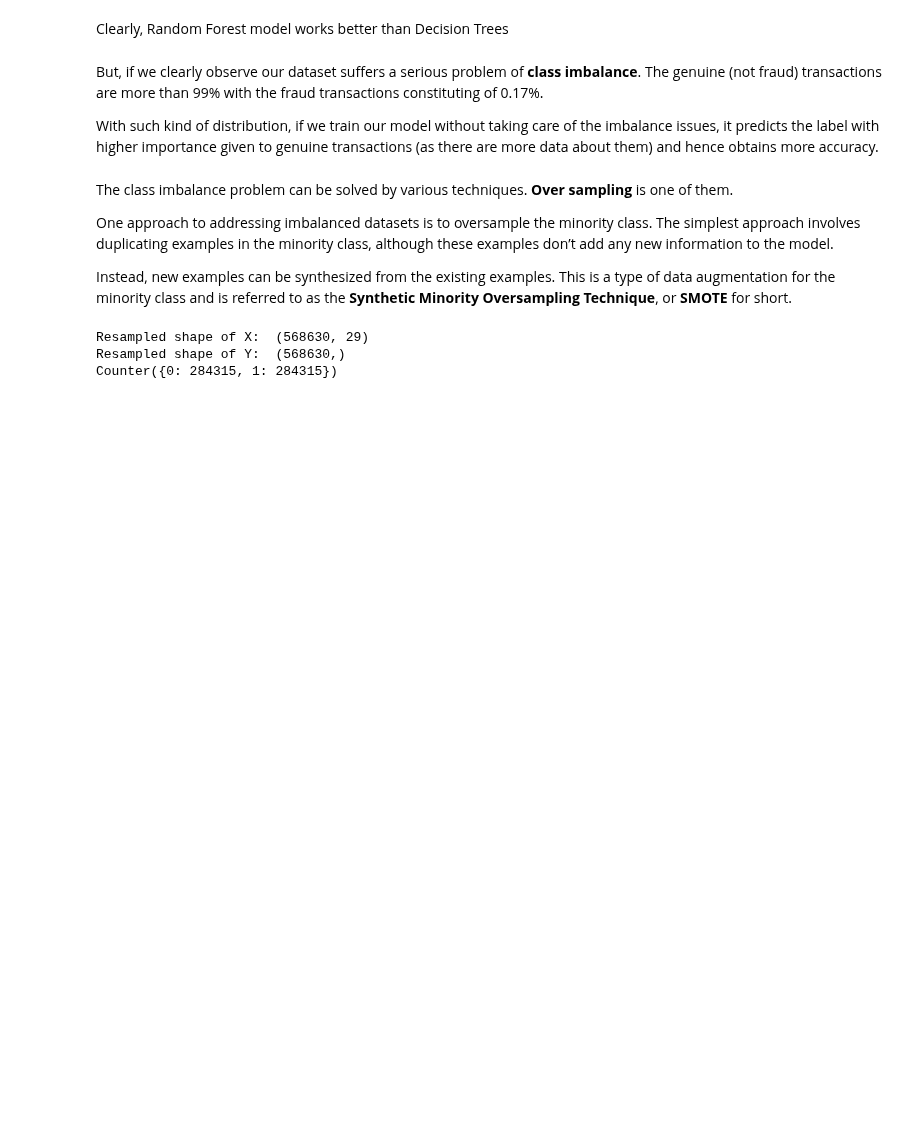
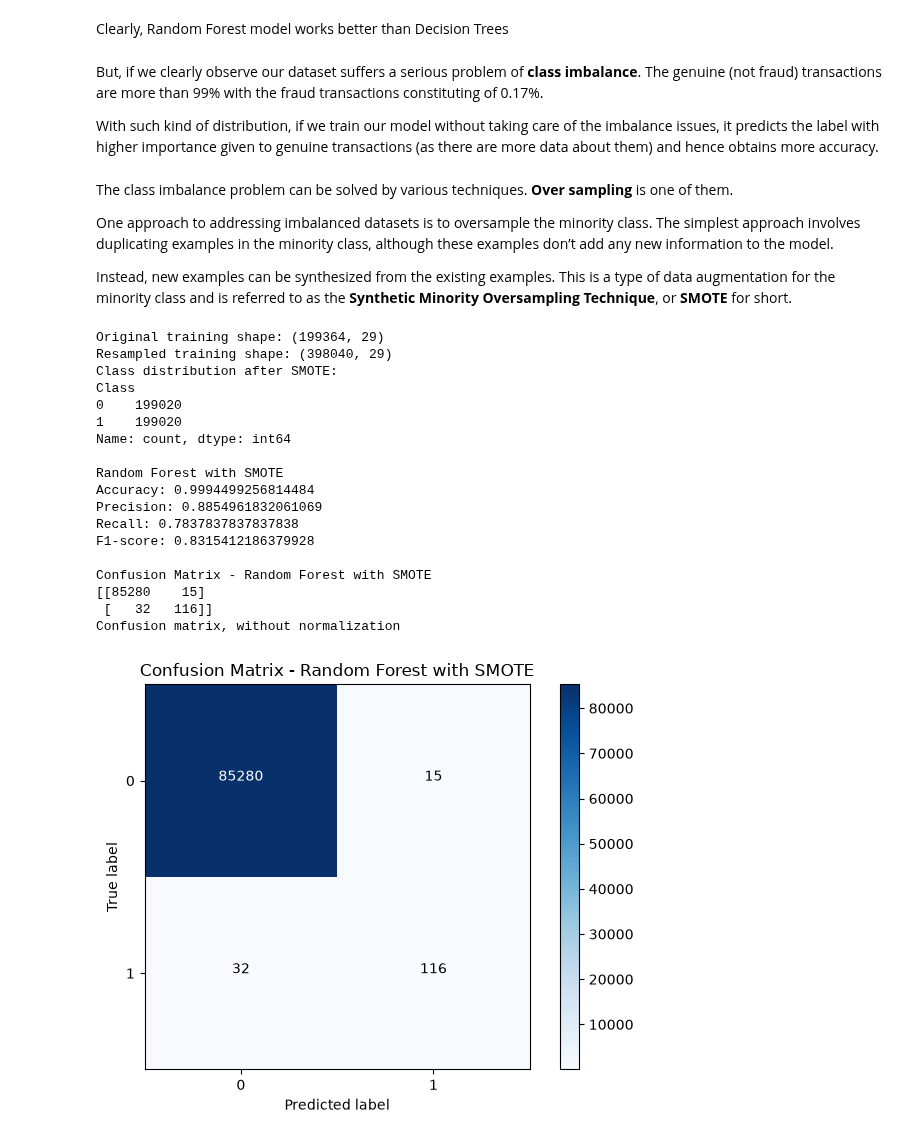
Before and after one commit to Chen729689OUGK/credit-card-fraud-detection, a Jupyter notebook: credit_card_fraud.ipynb, the cells around one changed output. Cells and saved outputs as stored; diff of their text form; code cells hidden in the pictures; blank space fills up the shorter version.

```diff
--- a/credit_card_fraud.ipynb
+++ b/credit_card_fraud.ipynb
@@ -248,20 +248,78 @@ Instead, new examples can be synthesized from the existing examples. This is a t
 # %%
 # Performing oversampling on RF and DT
 
 from imblearn.over_sampling import SMOTE
+from sklearn.model_selection import train_test_split
+from sklearn.ensemble import RandomForestClassifier
+from sklearn.metrics import confusion_matrix, accuracy_score, precision_score, recall_score, f1_score
 
-X_resampled, Y_resampled = SMOTE().fit_resample(X, Y)
-print("Resampled shape of X: ", X_resampled.shape)
-print("Resampled shape of Y: ", Y_resampled.shape)
+# Step 1: Split the original dataset
+train_X, test_X, train_Y, test_Y = train_test_split(
+    X,
+    Y,
+    test_size=0.3,
+    random_state=42,
+    stratify=Y
+)
 
-value_counts = Counter(Y_resampled)
-print(value_counts)
+# Step 2: Apply SMOTE only to the training data
+smote = SMOTE(random_state=42)
+X_resampled, Y_resampled = smote.fit_resample(train_X, train_Y)
 
-(train_X, test_X, train_Y, test_Y) = train_test_split(X_resampled, Y_resampled, test_size= 0.3, random_state= 42)
+print("Original training shape:", train_X.shape)
+print("Resampled training shape:", X_resampled.shape)
+print("Class distribution after SMOTE:")
+print(Y_resampled.value_counts() if hasattr(Y_resampled, "value_counts") else __import__("collections").Counter(Y_resampled))
+
+# Step 3: Train the Random Forest model
+rf_resampled = RandomForestClassifier(
+    n_estimators=100,
+    random_state=42
+)
+
+rf_resampled.fit(X_resampled, Y_resampled)
+
+# Step 4: Predict on the untouched test set
+predictions_resampled = rf_resampled.predict(test_X)
+
+# Step 5: Evaluate the model
+print("\nRandom Forest with SMOTE")
+print("Accuracy:", accuracy_score(test_Y, predictions_resampled))
+print("Precision:", precision_score(test_Y, predictions_resampled, zero_division=0))
+print("Recall:", recall_score(test_Y, predictions_resampled, zero_division=0))
+print("F1-score:", f1_score(test_Y, predictions_resampled, zero_division=0))
+
+# Step 6: Display the confusion matrix
+cm_resampled = confusion_matrix(test_Y, predictions_resampled)
+
+print("\nConfusion Matrix - Random Forest with SMOTE")
+print(cm_resampled)
+
+plot_confusion_matrix(
+    cm_resampled,
+    classes=[0, 1],
+    title="Confusion Matrix - Random Forest with SMOTE"
+)
 # %% [output]
-Resampled shape of X:  (568630, 29)
-Resampled shape of Y:  (568630,)
-Counter({0: 284315, 1: 284315})
+Original training shape: (199364, 29)
+Resampled training shape: (398040, 29)
+Class distribution after SMOTE:
+Class
+0    199020
+1    199020
+Name: count, dtype: int64
+
+Random Forest with SMOTE
+Accuracy: 0.9994499256814484
+Precision: 0.8854961832061069
+Recall: 0.7837837837837838
+F1-score: 0.8315412186379928
+
+Confusion Matrix - Random Forest with SMOTE
+[[85280    15]
+ [   32   116]]
+Confusion matrix, without normalization
+[figure, added]
 # %%
 # Build the Random Forest classifier on the new dataset
 
```
Also changed, not shown: parts of 15 cells of this notebook, 2 other files.
